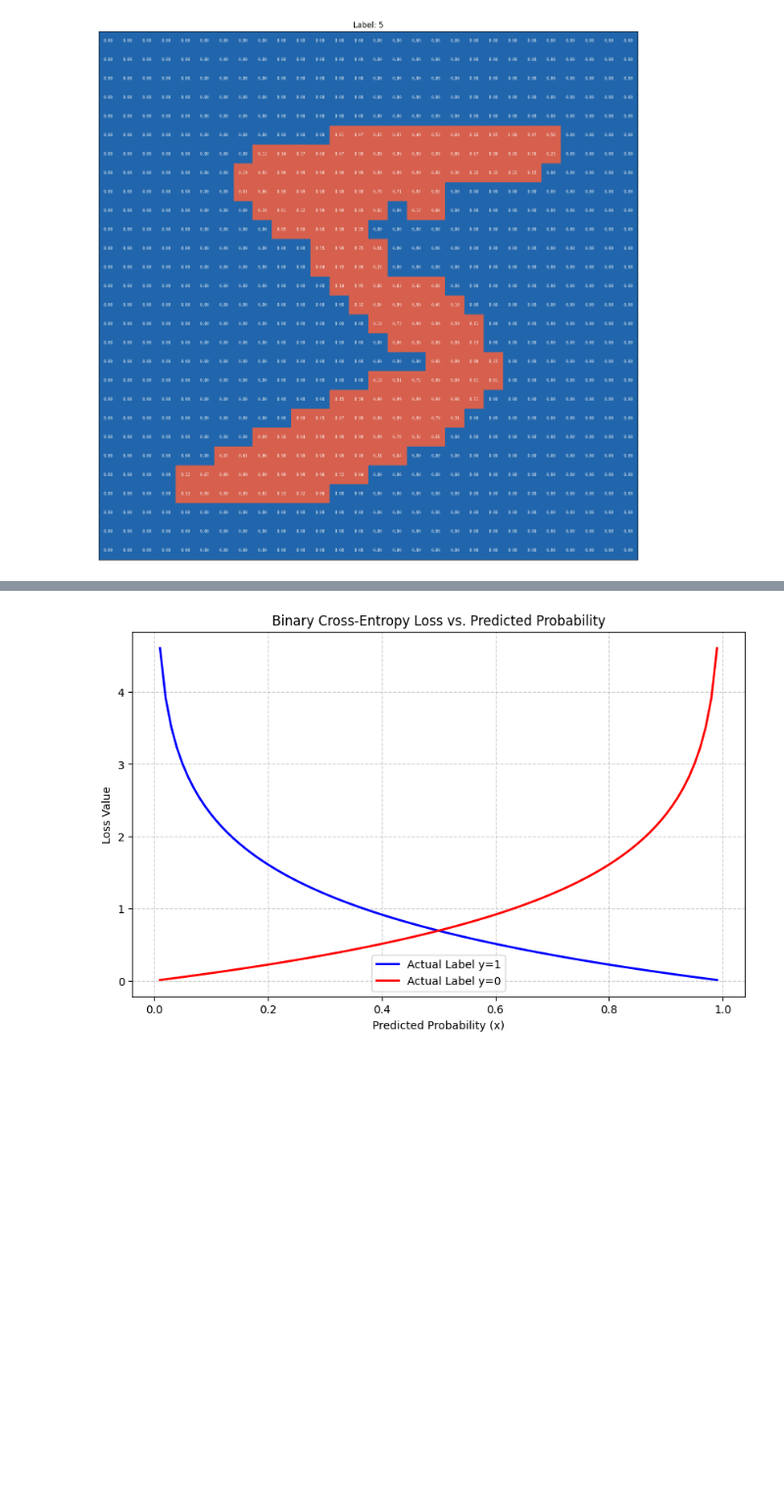
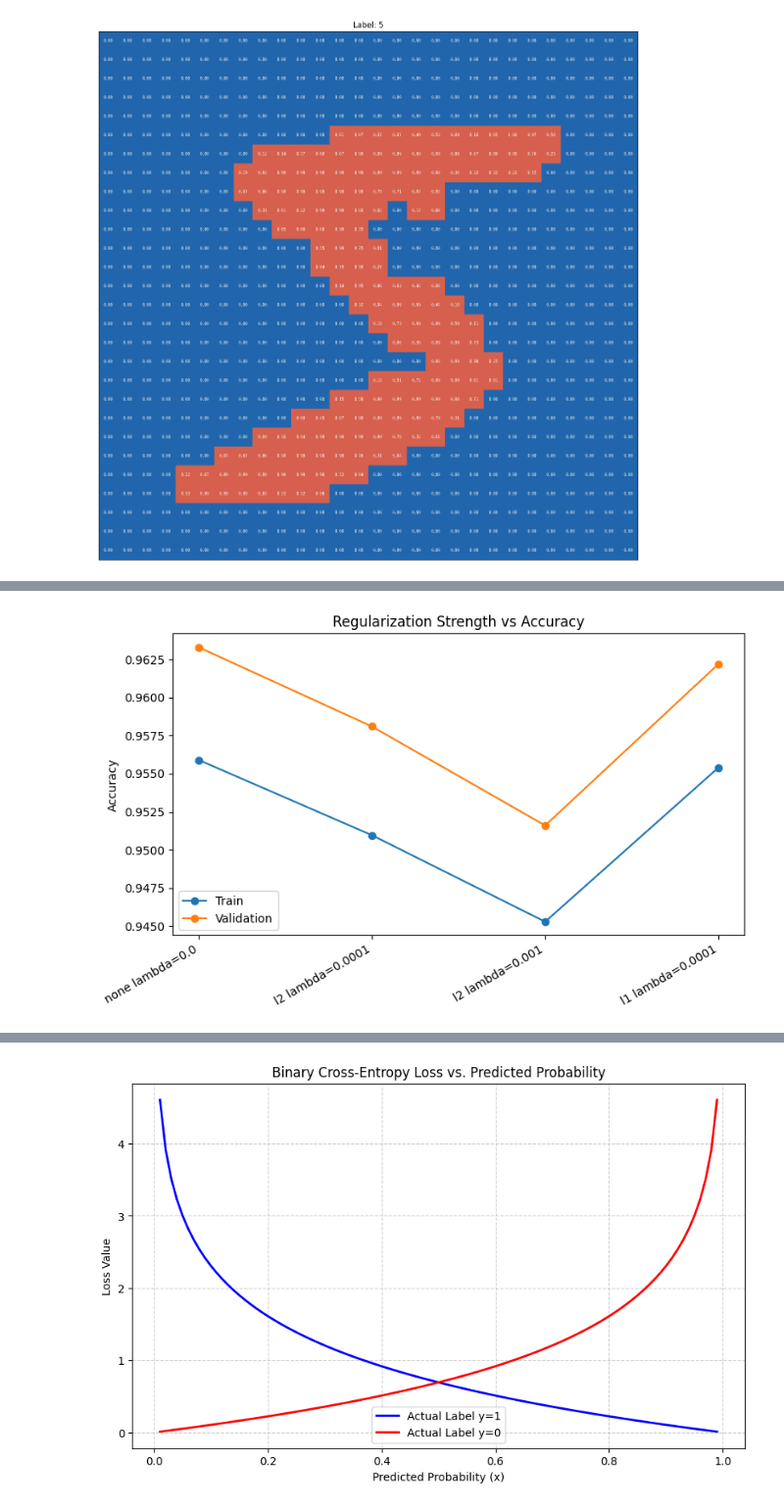
Before and after one commit to Ahmed-Fahmy00/Mnist-Classification, a Jupyter notebook: src/pipelines/phase1_logistic.ipynb, the cells around one changed output, grey strips where cells are left out. Shown at 98% size. Drawn from its saved outputs; the diff is of its cells as text; code cells hidden in the pictures; blank space fills up the shorter version.

```diff
--- a/src/pipelines/phase1_logistic.ipynb
+++ b/src/pipelines/phase1_logistic.ipynb
@@ -4,6 +17,5 @@ from skimage.feature import hog
 # %%
 def load_data(path, isImage):
-
     with open(path, 'rb') as f:
         data = f.read()
 
@@ -24,10 +36,11 @@ def load_data(path, isImage):
 
 
 def load_mnist():
-    x_train = load_data("../../data/mnist_dataset/train-images-idx3-ubyte", True)
-    y_train = load_data("../../data/mnist_dataset/train-labels-idx1-ubyte", False)
-    x_test  = load_data("../../data/mnist_dataset/t10k-images-idx3-ubyte", True)
-    y_test  = load_data("../../data/mnist_dataset/t10k-labels-idx1-ubyte", False)
+    mnist_dir = PROJECT_ROOT / "data" / "mnist_dataset"
+    x_train = load_data(mnist_dir / "train-images-idx3-ubyte", True)
+    y_train = load_data(mnist_dir / "train-labels-idx1-ubyte", False)
+    x_test = load_data(mnist_dir / "t10k-images-idx3-ubyte", True)
+    y_test = load_data(mnist_dir / "t10k-labels-idx1-ubyte", False)
     return x_train, y_train, x_test, y_test
 # %%
 x_train, y_train, x_test, y_test = load_mnist()
@@ -323,0 +569,15 @@ Confusion Matrix:
+# %%
+plt.figure(figsize=(8, 5))
+labels = regularization_results.apply(
+    lambda row: f"{row['penalty'] or 'none'} lambda={row['lambda_']}", axis=1
+)
+plt.plot(labels, regularization_results["train_score"], marker="o", label="Train")
+plt.plot(labels, regularization_results["val_score"], marker="o", label="Validation")
+plt.xticks(rotation=30, ha="right")
+plt.ylabel("Accuracy")
+plt.title("Regularization Strength vs Accuracy")
+plt.legend()
+plt.tight_layout()
+plt.show()
+# %% [output]
+[figure, added]
```
Also changed, not shown: parts of 11 cells of this notebook, 4 other files.
